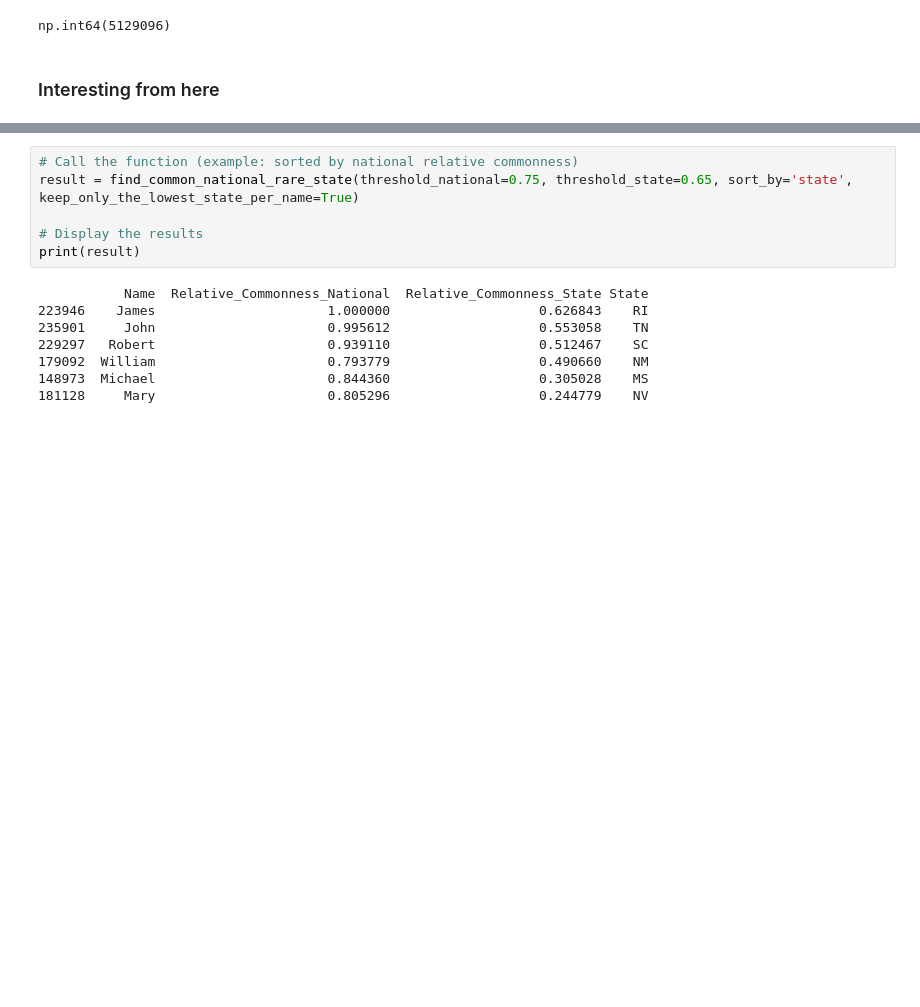
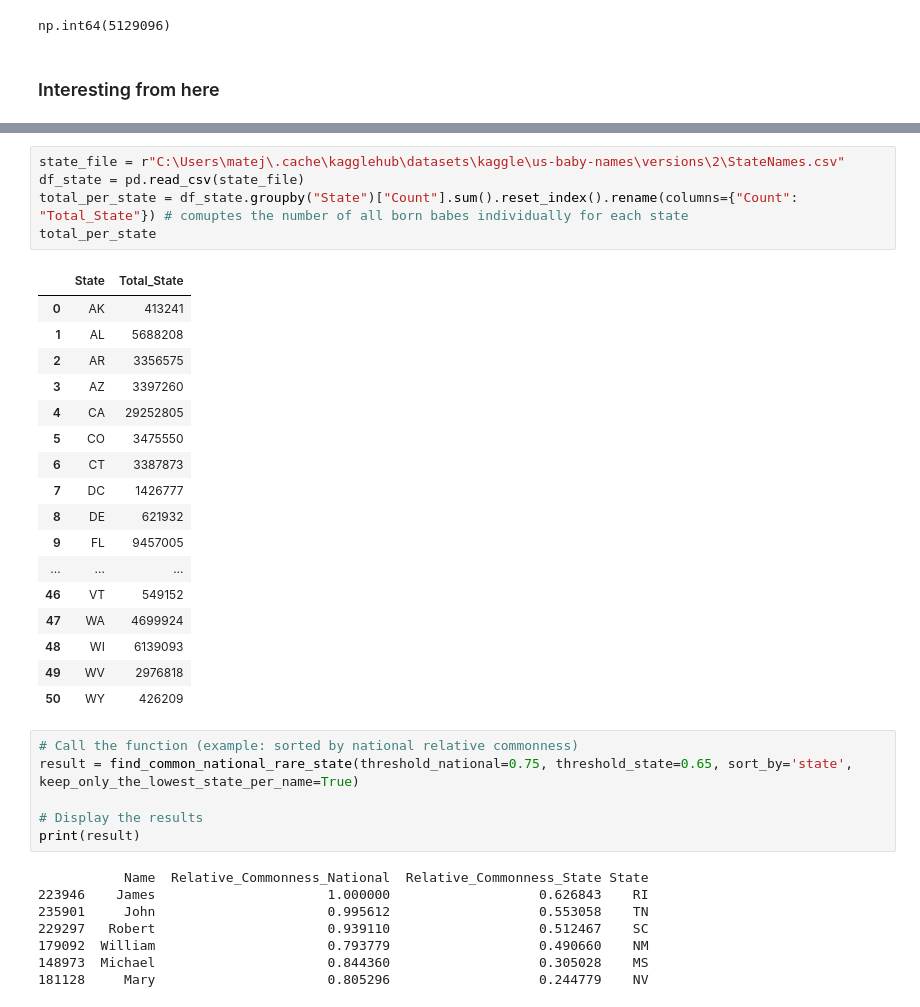
Before and after one commit to matej-kosiba/STRV_test_project, a Jupyter notebook: jupyter.ipynb, the cells around one changed output, grey strips where cells are left out. Cells and saved outputs as stored; diff of their text form; blank space fills up the shorter version.

```diff
--- a/jupyter.ipynb
+++ b/jupyter.ipynb
@@ -823,6 +832,29 @@ def find_common_national_rare_state(threshold_national=0.7, threshold_state=0.4,
 
     # Return the final sorted DataFrame
     return common_national_rare_state_sorted[['Name', 'Relative_Commonness_National', 'Relative_Commonness_State', 'State']]
+# %%
+state_file = r"C:\Users\matej\.cache\kagglehub\datasets\kaggle\us-baby-names\versions\2\StateNames.csv"
+df_state = pd.read_csv(state_file)
+total_per_state = df_state.groupby("State")["Count"].sum().reset_index().rename(columns={"Count": "Total_State"}) # comuptes the number of all born babes individually for each state
+total_per_state
+# %% [output]
+|  | State | Total_State |
+| 0 | AK | 413241 |
+| 1 | AL | 5688208 |
+| 2 | AR | 3356575 |
+| 3 | AZ | 3397260 |
+| 4 | CA | 29252805 |
+| 5 | CO | 3475550 |
+| 6 | CT | 3387873 |
+| 7 | DC | 1426777 |
+| 8 | DE | 621932 |
+| 9 | FL | 9457005 |
+| ... | ... | ... |
+| 46 | VT | 549152 |
+| 47 | WA | 4699924 |
+| 48 | WI | 6139093 |
+| 49 | WV | 2976818 |
+| 50 | WY | 426209 |
 # %%
 # Call the function (example: sorted by national relative commonness)
 result = find_common_national_rare_state(threshold_national=0.75, threshold_state=0.65, sort_by='state', keep_only_the_lowest_state_per_name=True)
```
Also changed, not shown: parts of 26 cells of this notebook, 13 other files.
